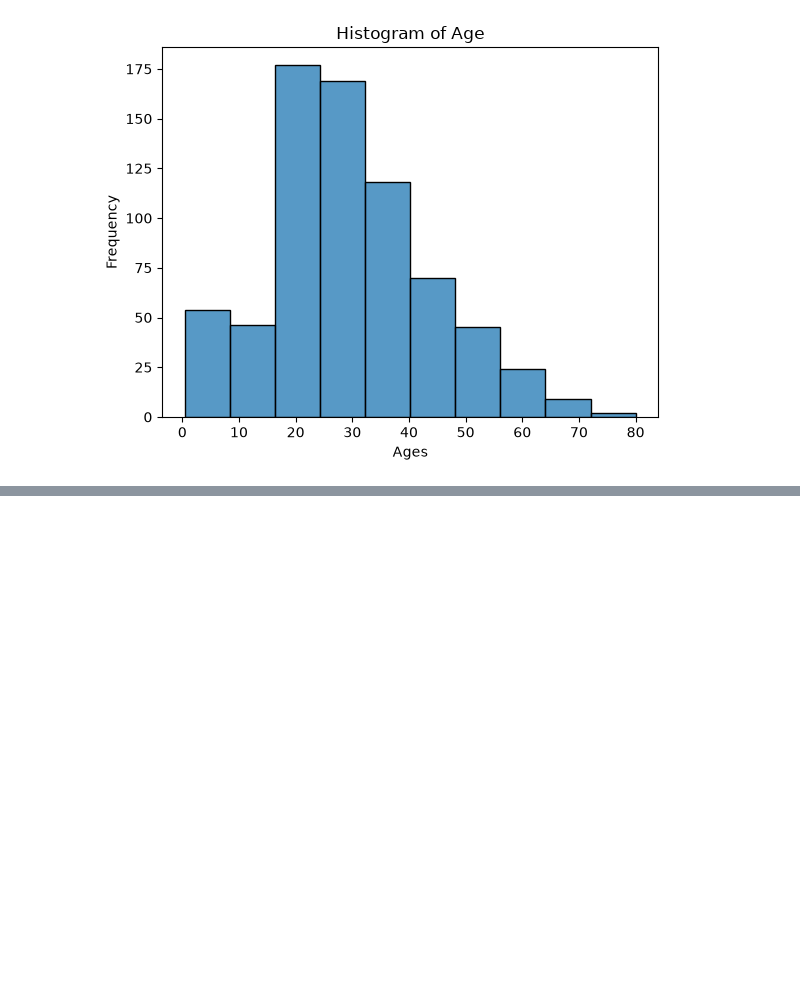
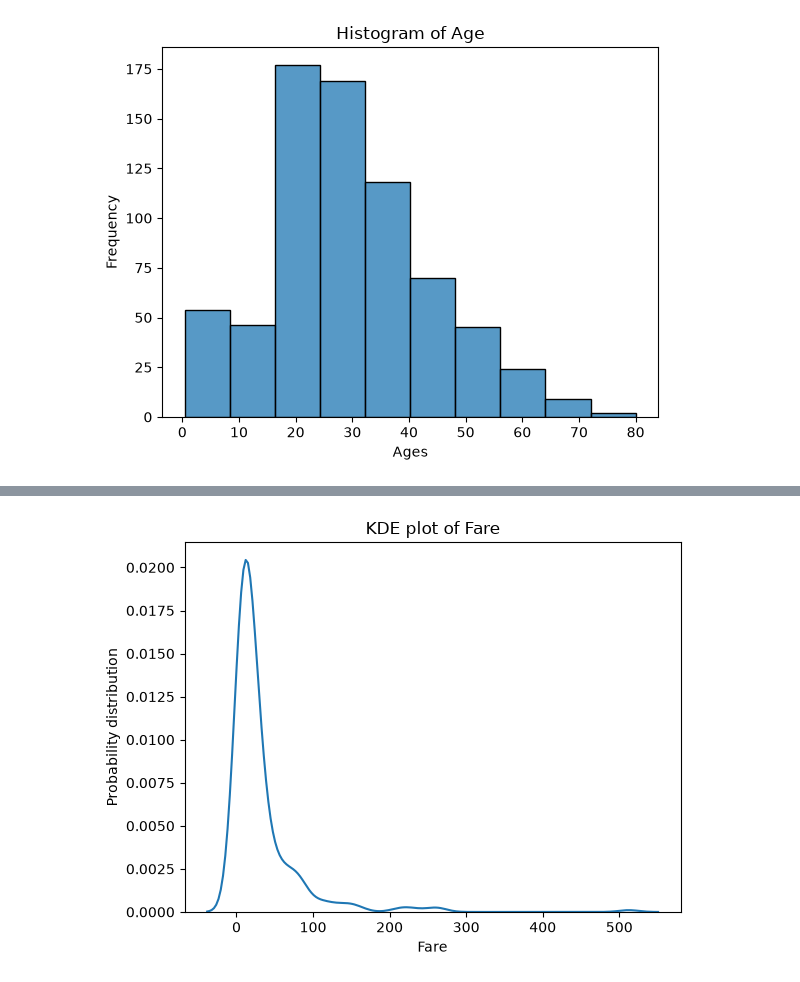
Before and after one commit to Rakibulhasan88/Machine-Learning-Phitron, a Jupyter notebook: Module-1.ipynb, the cells around one changed output, grey strips where cells are left out. Saved outputs shown, nothing was run; the diff lists cells and outputs as text; code cells hidden in the pictures; blank space fills up the shorter version.

```diff
--- a/Module-1.ipynb
+++ b/Module-1.ipynb
@@ -140,0 +157,8 @@ plt.show()
+# %%
+sns.kdeplot(df['Fare'])
+plt.title('KDE plot of Fare')
+plt.xlabel('Fare')
+plt.ylabel('Probability distribution')
+plt.show()
+# %% [output]
+[figure, added]
```
Also changed, not shown: parts of 3 cells of this notebook.
